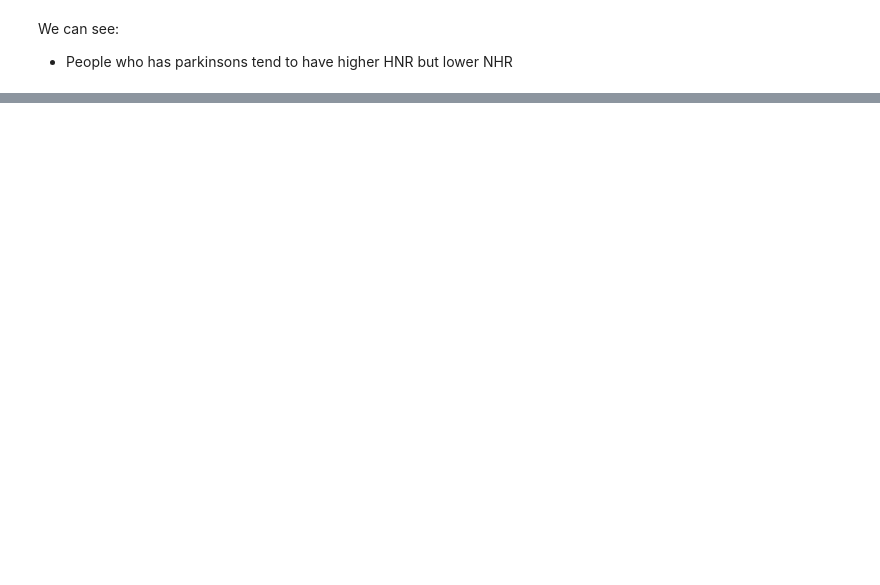
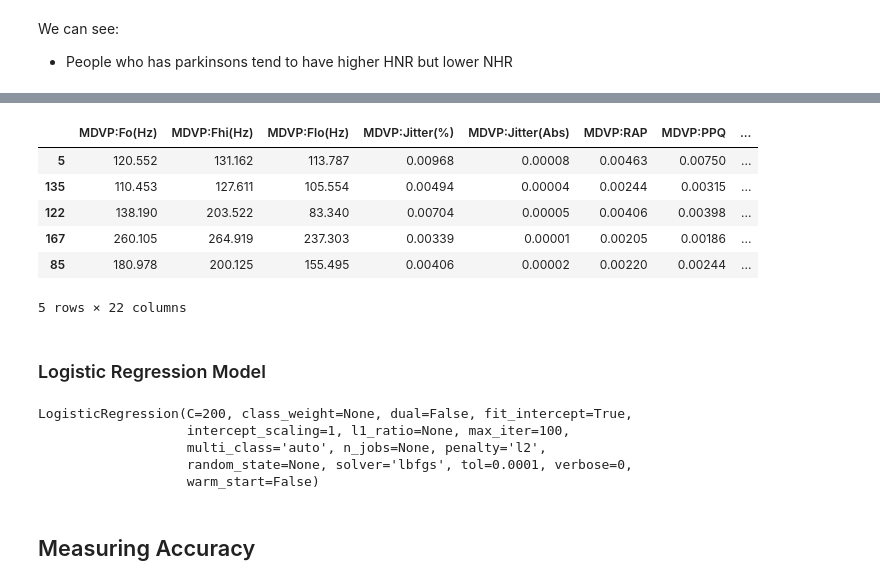
Before and after one commit to zhangchi0104/msa2020-ml-project, a Jupyter notebook: parkinsons.ipynb, the cells around one changed output, grey strips where cells are left out. Saved outputs shown, nothing was run; the diff lists cells and outputs as text; code cells hidden in the pictures; blank space fills up the shorter version.

```diff
--- a/parkinsons.ipynb
+++ b/parkinsons.ipynb
@@ -92,0 +90,26 @@ Based on the information of data,
+# %%
+from sklearn.model_selection import train_test_split
+train_x, test_x, train_y, test_y = train_test_split(df.drop(["status", "name"], axis=1), df['status'],test_size=0.2, random_state=42)
+train_x.head()
+# %% [output]
+|  | MDVP:Fo(Hz) | MDVP:Fhi(Hz) | MDVP:Flo(Hz) | MDVP:Jitter(%) | MDVP:Jitter(Abs) | MDVP:RAP | MDVP:PPQ | ... |
+| 5 | 120.552 | 131.162 | 113.787 | 0.00968 | 0.00008 | 0.00463 | 0.00750 | ... |
+| 135 | 110.453 | 127.611 | 105.554 | 0.00494 | 0.00004 | 0.00244 | 0.00315 | ... |
+| 122 | 138.190 | 203.522 | 83.340 | 0.00704 | 0.00005 | 0.00406 | 0.00398 | ... |
+| 167 | 260.105 | 264.919 | 237.303 | 0.00339 | 0.00001 | 0.00205 | 0.00186 | ... |
+| 85 | 180.978 | 200.125 | 155.495 | 0.00406 | 0.00002 | 0.00220 | 0.00244 | ... |
+5 rows × 22 columns
+# %% [markdown]
+### Logistic Regression Model
+# %%
+from sklearn.linear_model import LogisticRegression
+import numpy as np
+
+logistic_clf = LogisticRegression(C=200)
+logistic_clf.fit(train_x, train_y)
+# %% [output]
+LogisticRegression(C=200, class_weight=None, dual=False, fit_intercept=True,
+                   intercept_scaling=1, l1_ratio=None, max_iter=100,
+                   multi_class='auto', n_jobs=None, penalty='l2',
+                   random_state=None, solver='lbfgs', tol=0.0001, verbose=0,
+                   warm_start=False)
@@ -92,0 +119,2 @@ Based on the information of data,
+# %% [markdown]
+## Measuring Accuracy
```
Also changed, not shown: parts of 20 cells of this notebook, 2 other files.
